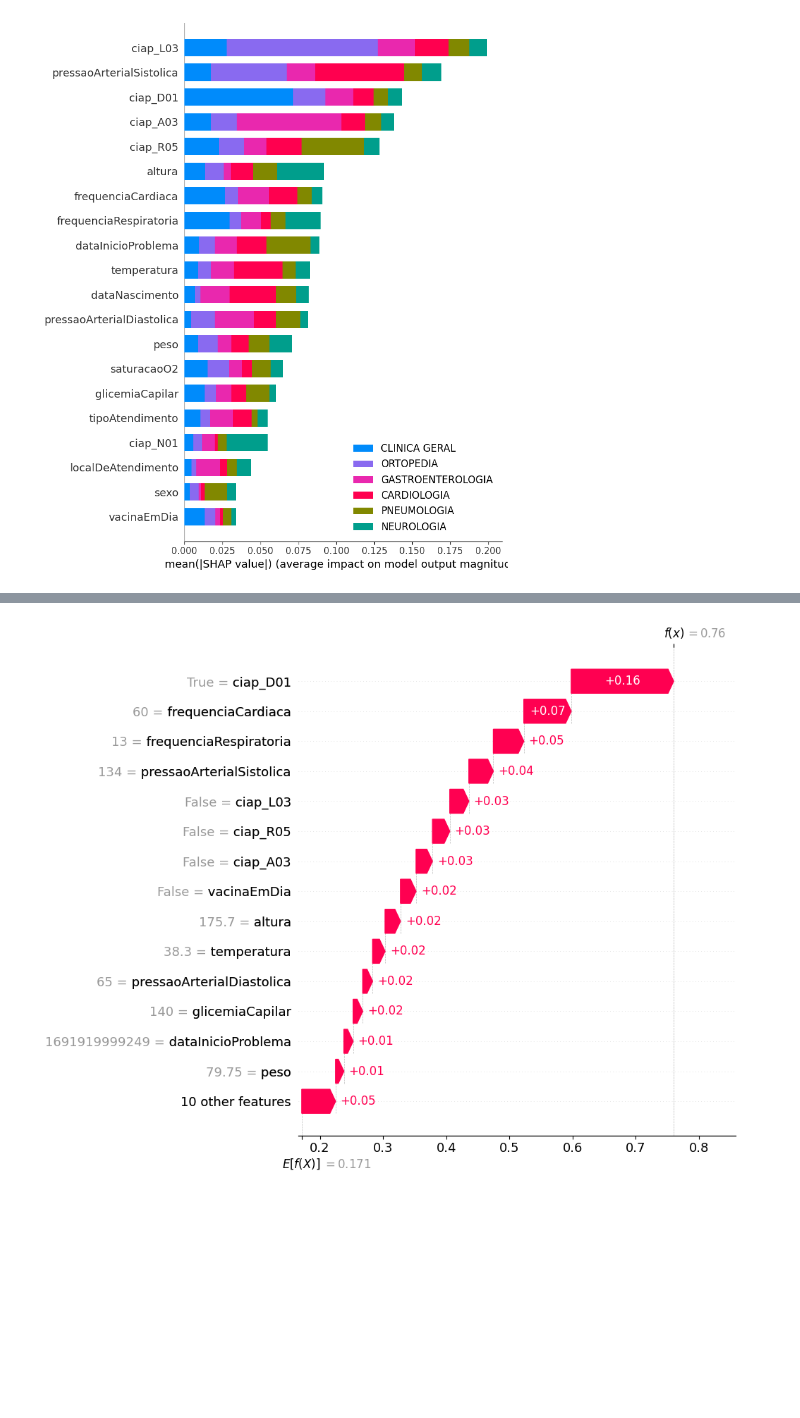
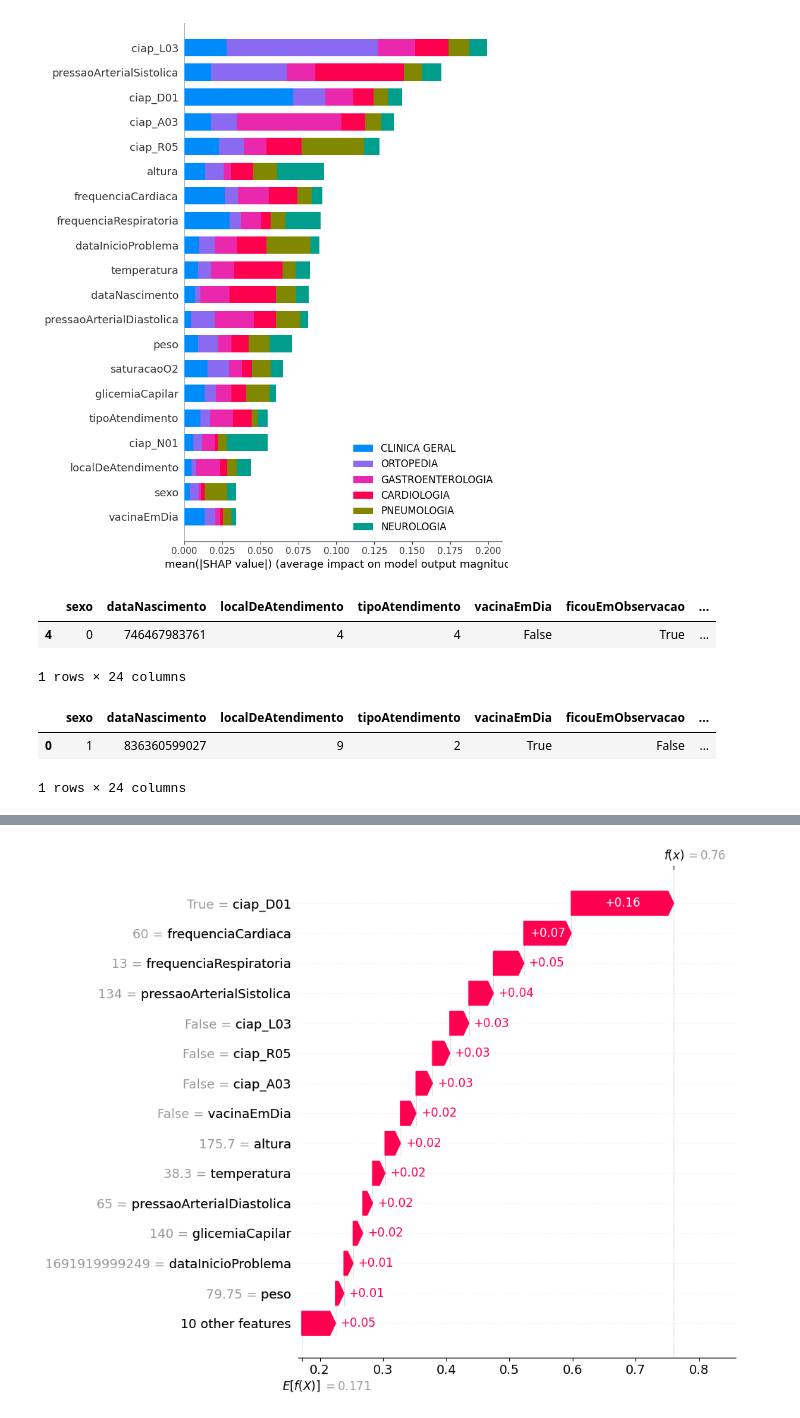
Before and after one commit to gabrielqueeiroz/aps-poc, a Jupyter notebook: notebooks/01-data-preprocessing.ipynb, the cells around one changed output, grey strips where cells are left out. Cells and saved outputs as stored; diff of their text form; code cells hidden in the pictures; blank space fills up the shorter version.

```diff
--- a/notebooks/01-data-preprocessing.ipynb
+++ b/notebooks/01-data-preprocessing.ipynb
@@ -250,5 +295,17 @@ shap_values = explainer(best_X_test)
 shap.summary_plot(shap_values, best_X_test, class_names=class_names)
 # %% [output]
 [figure]
+# %%
+best_X_test.iloc[0:1]
+# %% [output]
+|  | sexo | dataNascimento | localDeAtendimento | tipoAtendimento | vacinaEmDia | ficouEmObservacao | ... |
+| 4 | 0 | 746467983761 | 4 | 4 | False | True | ... |
+1 rows × 24 columns
+# %%
+df_fake
+# %% [output]
+|  | sexo | dataNascimento | localDeAtendimento | tipoAtendimento | vacinaEmDia | ficouEmObservacao | ... |
+| 0 | 1 | 836360599027 | 9 | 2 | True | False | ... |
+1 rows × 24 columns
 # %%
 i = 0
```
Also changed, not shown: parts of 11 cells of this notebook.
